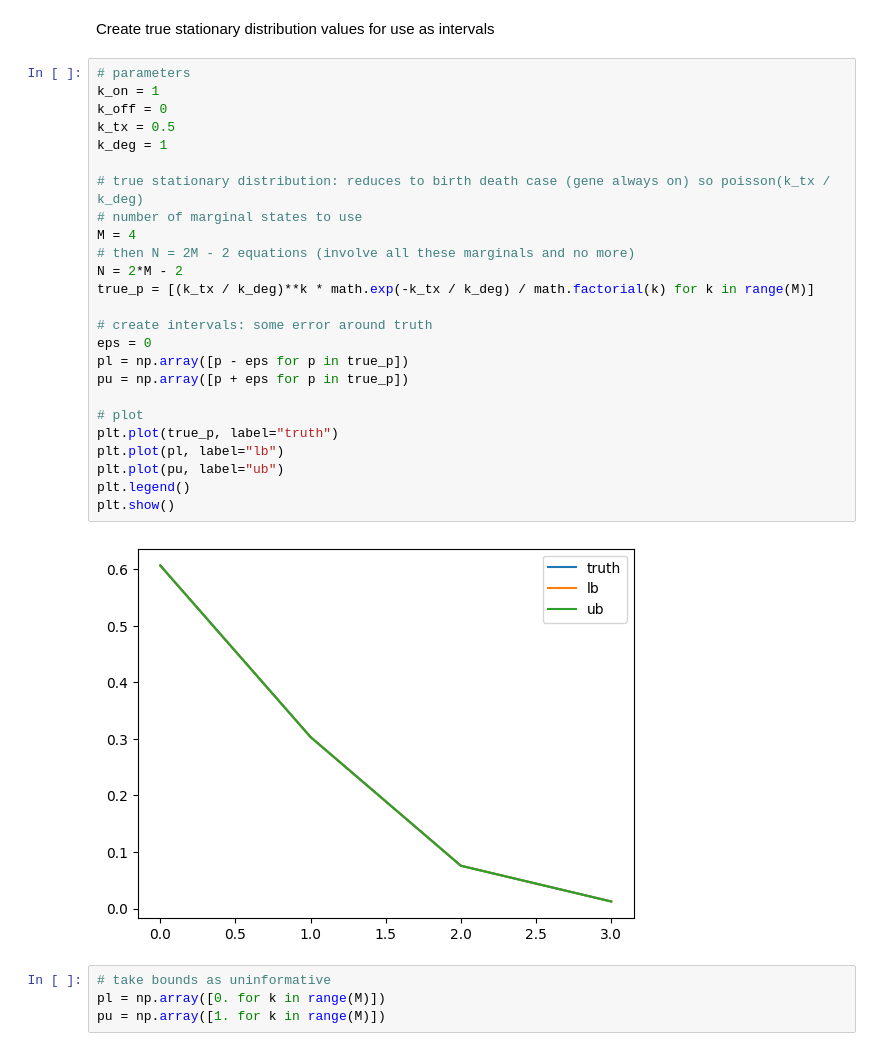
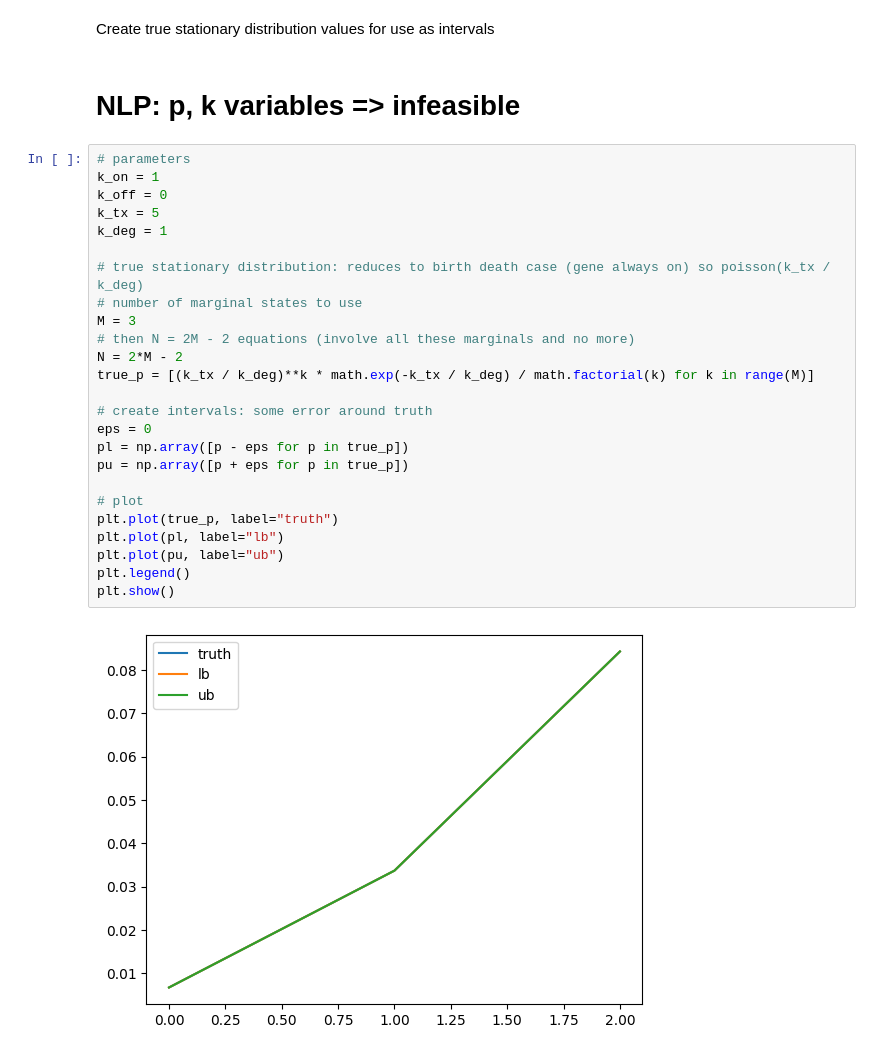
Before and after one commit to willjgh/M4R, a Jupyter notebook: non_linear_prog.ipynb, the cells around one changed output. Drawn from its saved outputs; the diff is of its cells as text.

```diff
--- a/non_linear_prog.ipynb
+++ b/non_linear_prog.ipynb
@@ -955,37 +955,35 @@ Objective = 1.0
 # Debugging gene expression issues
 # %% [markdown]
 Create true stationary distribution values for use as intervals
+# %% [markdown]
+# NLP: p, k variables => infeasible
 # %%
 # parameters
 k_on = 1
 k_off = 0
-k_tx = 0.5
+k_tx = 5
 k_deg = 1
 
 # true stationary distribution: reduces to birth death case (gene always on) so poisson(k_tx / k_deg)
 # number of marginal states to use
-M = 4
+M = 3
 # then N = 2M - 2 equations (involve all these marginals and no more)
 N = 2*M - 2
 true_p = [(k_tx / k_deg)**k * math.exp(-k_tx / k_deg) / math.factorial(k) for k in range(M)]
 
 # create intervals: some error around truth
 eps = 0
 pl = np.array([p - eps for p in true_p])
 pu = np.array([p + eps for p in true_p])
 
 # plot
 plt.plot(true_p, label="truth")
 plt.plot(pl, label="lb")
 plt.plot(pu, label="ub")
 plt.legend()
 plt.show()
 # %% [output]
-[figure, old version]
+[figure, new version]
-# %%
-# take bounds as uninformative
-pl = np.array([0. for k in range(M)])
-pu = np.array([1. for k in range(M)])
 # %%
 # create Qr matrices:
 # create N + 2 x N + 2 square and drop last 2 rows, as have 2 upper diagonals
```
Also changed, not shown: parts of 18 cells of this notebook.
